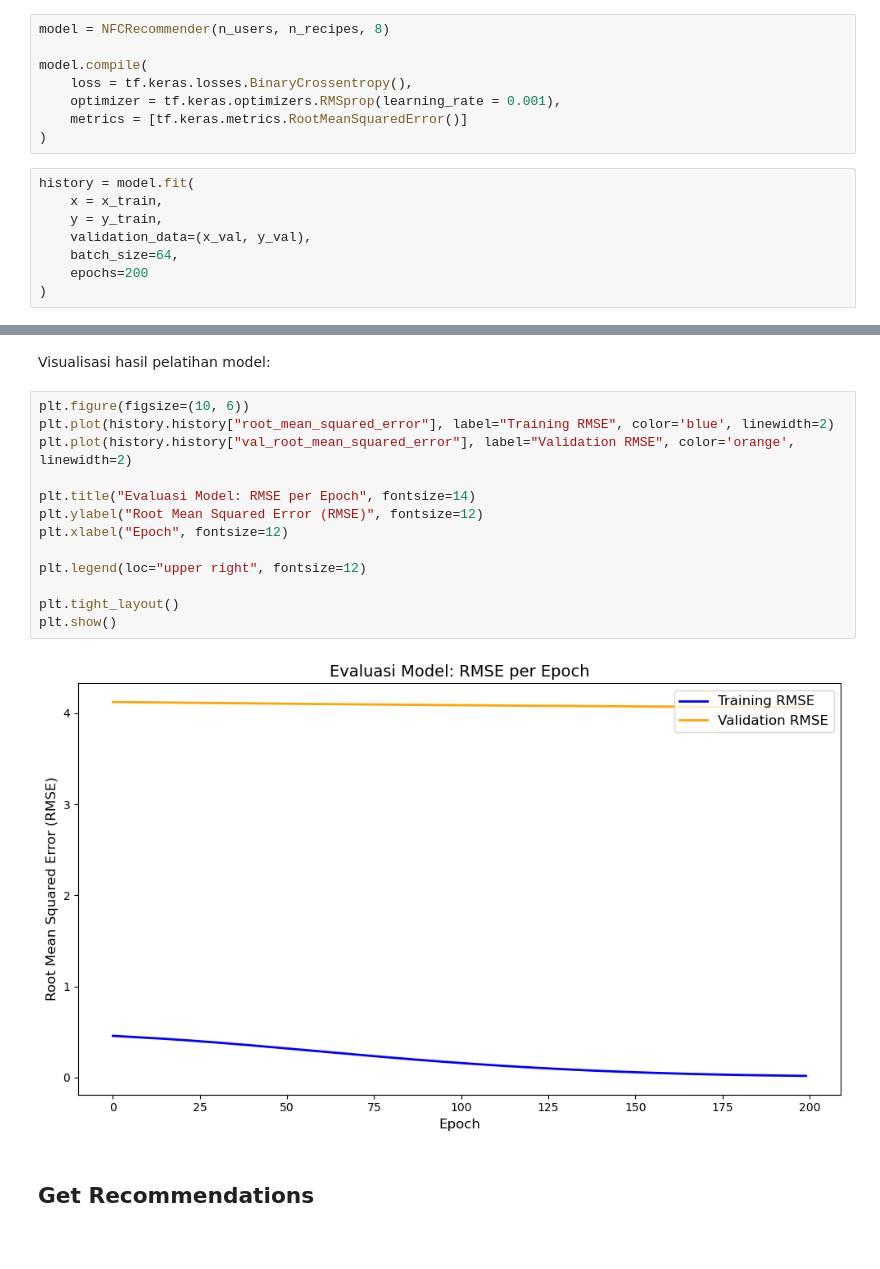
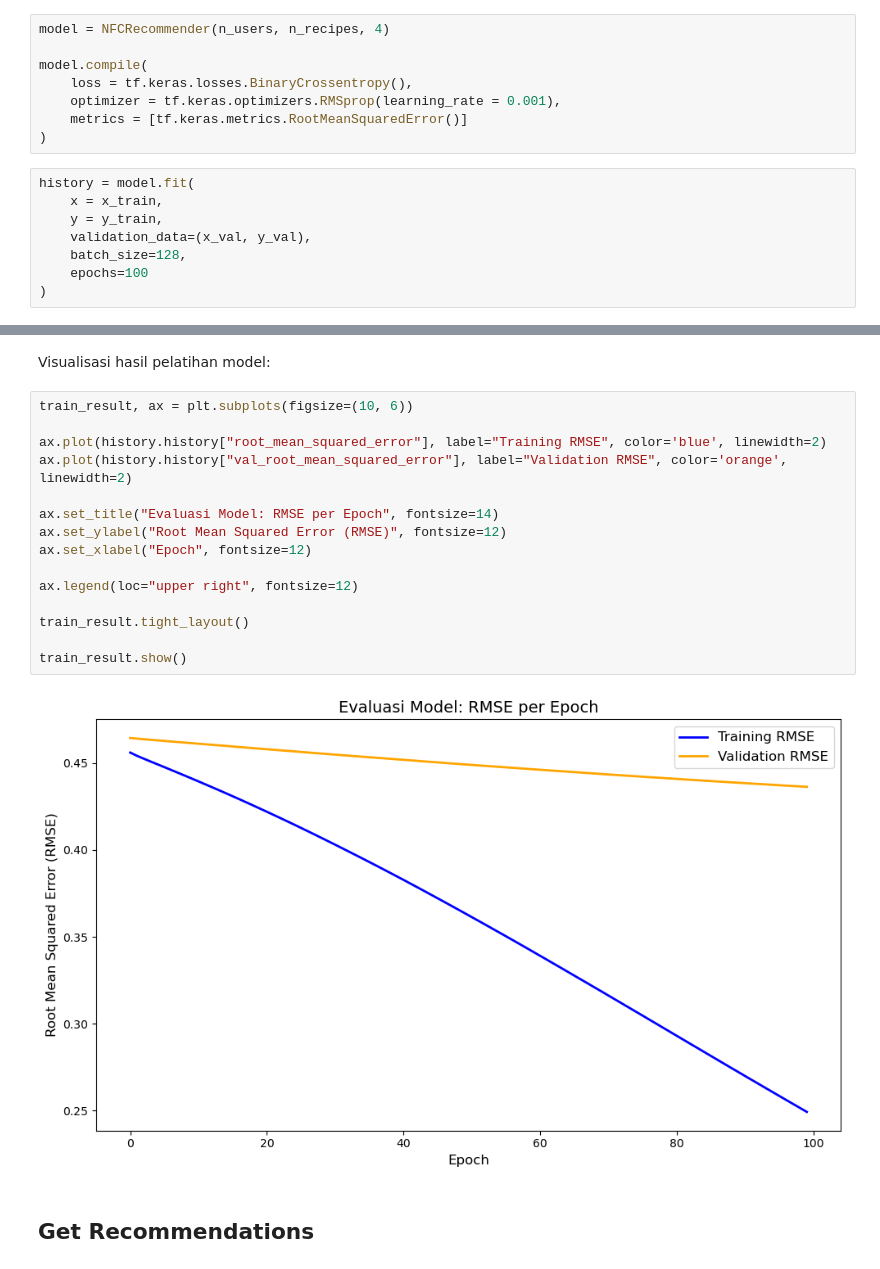
Before and after one commit to Sulbae/OlahGizi-Project, a Jupyter notebook: Food Recommender/notebook.ipynb, the cells around one changed output, grey strips where cells are left out. Saved outputs shown, nothing was run; the diff lists cells and outputs as text.

```diff
--- a/Food Recommender/notebook.ipynb
+++ b/Food Recommender/notebook.ipynb
@@ -954,7 +966,7 @@ class NFCRecommender(tf.keras.Model):
 # %% [markdown]
 Compile model:
 # %%
-model = NFCRecommender(n_users, n_recipes, 8)
+model = NFCRecommender(n_users, n_recipes, 4)
 
 model.compile(
     loss = tf.keras.losses.BinaryCrossentropy(),
@@ -966,7 +978,7 @@ history = model.fit(
     x = x_train,
     y = y_train,
     validation_data=(x_val, y_val),
-    batch_size=64,
-    epochs=200
+    batch_size=128,
+    epochs=100
 )
 # %% [output]
@@ -990,20 +1002,22 @@ Epoch 200/200
 # %% [markdown]
 Visualisasi hasil pelatihan model:
 # %%
-plt.figure(figsize=(10, 6))
-plt.plot(history.history["root_mean_squared_error"], label="Training RMSE", color='blue', linewidth=2)
-plt.plot(history.history["val_root_mean_squared_error"], label="Validation RMSE", color='orange', linewidth=2)
+train_result, ax = plt.subplots(figsize=(10, 6))
 
-plt.title("Evaluasi Model: RMSE per Epoch", fontsize=14)
-plt.ylabel("Root Mean Squared Error (RMSE)", fontsize=12)
-plt.xlabel("Epoch", fontsize=12)
+ax.plot(history.history["root_mean_squared_error"], label="Training RMSE", color='blue', linewidth=2)
+ax.plot(history.history["val_root_mean_squared_error"], label="Validation RMSE", color='orange', linewidth=2)
 
-plt.legend(loc="upper right", fontsize=12)
+ax.set_title("Evaluasi Model: RMSE per Epoch", fontsize=14)
+ax.set_ylabel("Root Mean Squared Error (RMSE)", fontsize=12)
+ax.set_xlabel("Epoch", fontsize=12)
 
-plt.tight_layout()
-plt.show()
+ax.legend(loc="upper right", fontsize=12)
+
+train_result.tight_layout()
+
+train_result.show()
 # %% [output]
-[figure, old version]
+[figure, new version]
 # %% [markdown]
 ## Get Recommendations
 # %% [markdown]
```
Also changed, not shown: parts of 12 cells of this notebook.
